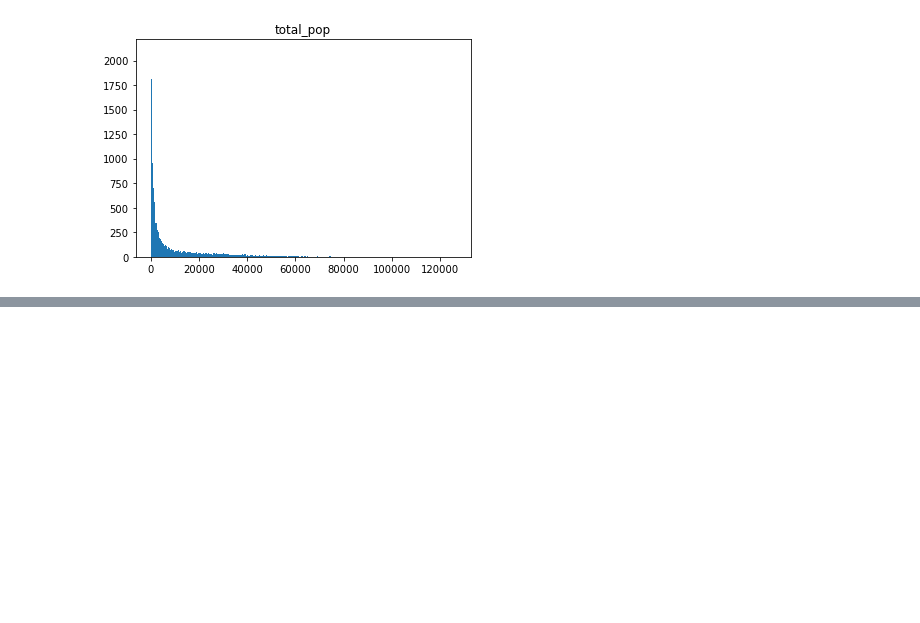
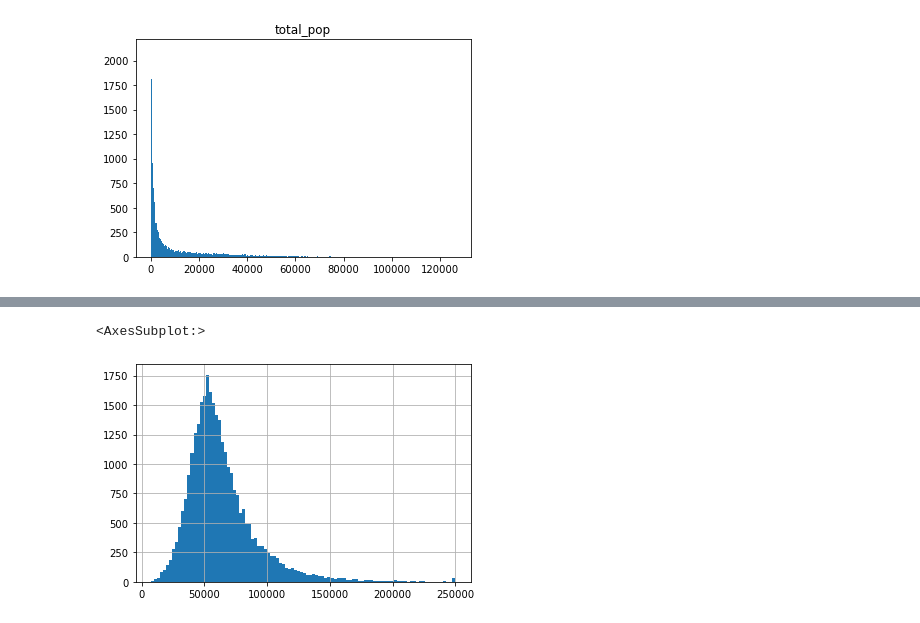
Before and after one commit to jhancuch/sba-loan-credit-analysis, a Jupyter notebook: eda/eda_census_data.ipynb, the cells around one changed output, grey strips where cells are left out. Cells and saved outputs as stored; diff of their text form; code cells hidden in the pictures; blank space fills up the shorter version.

```diff
--- a/eda/eda_census_data.ipynb
+++ b/eda/eda_census_data.ipynb
@@ -190,0 +196,2 @@ array([[<AxesSubplot:title={'center':'total_pop'}>]], dtype=object)
+# %%
+emp_status = pd.read_csv('employment2020.csv', header = 1)
@@ -190,0 +227,18 @@ array([[<AxesSubplot:title={'center':'total_pop'}>]], dtype=object)
+# %%
+emp_status_2 = emp_status_1.rename(columns = {'Geographic Area Name': 'zip',
+                                              'Estimate!!Occupied housing units!!Occupied housing units!!HOUSEHOLD INCOME IN THE PAST 12 MONTHS (IN 2020 INFLATION-ADJUSTED DOLLARS)!!Median household income (dollars)': 'houshold_income_2020_median',
+                                              'Estimate!!Occupied housing units!!Occupied housing units!!MONTHLY HOUSING COSTS AS A PERCENTAGE OF HOUSEHOLD INCOME IN THE PAST 12 MONTHS!!Less than $20,000!!Less than 20 percent': 'incm_l_20k_house_pct_l_20',
+                                              'Estimate!!Occupied housing units!!Occupied housing units!!MONTHLY HOUSING COSTS AS A PERCENTAGE OF HOUSEHOLD INCOME IN THE PAST 12 MONTHS!!Less than $20,000!!20 to 29 percent': 'incm_l_20k_house_pct_l_30_gt_20',
+                                              'Estimate!!Occupied housing units!!Occupied housing units!!MONTHLY HOUSING COSTS AS A PERCENTAGE OF HOUSEHOLD INCOME IN THE PAST 12 MONTHS!!Less than $20,000!!30 percent or more': 'incm_l_20k_house_pct_gt_30',
+                                              'Estimate!!Occupied housing units!!Occupied housing units!!MONTHLY HOUSING COSTS AS A PERCENTAGE OF HOUSEHOLD INCOME IN THE PAST 12 MONTHS!!$20,000 to $34,999!!Less than 20 percent': 'incm_gt_20k_l_35k_house_pct_l_20',
+                                              'Estimate!!Occupied housing units!!Occupied housing units!!MONTHLY HOUSING COSTS AS A PERCENTAGE OF HOUSEHOLD INCOME IN THE PAST 12 MONTHS!!$20,000 to $34,999!!20 to 29 percent': 'incm_gt_20k_l_35k_house_pct_l_30_gt_20',
+                                              'Estimate!!Occupied housing units!!Occupied housing units!!MONTHLY HOUSING COSTS AS A PERCENTAGE OF HOUSEHOLD INCOME IN THE PAST 12 MONTHS!!$20,000 to $34,999!!30 percent or more': 'incm_gt_20k_l_35k_house_pct_gt_30',
+                                              'Estimate!!Occupied housing units!!Occupied housing units!!MONTHLY HOUSING COSTS AS A PERCENTAGE OF HOUSEHOLD INCOME IN THE PAST 12 MONTHS!!$35,000 to $49,999!!Less than 20 percent': 'incm_gt_35k_l_50k_house_pct_l_20',
+                                              'Estimate!!Occupied housing units!!Occupied housing units!!MONTHLY HOUSING COSTS AS A PERCENTAGE OF HOUSEHOLD INCOME IN THE PAST 12 MONTHS!!$35,000 to $49,999!!20 to 29 percent': 'incm_gt_35k_l_50k_house_pct_l_30_gt_20',
+                                              'Estimate!!Occupied housing units!!Occupied housing units!!MONTHLY HOUSING COSTS AS A PERCENTAGE OF HOUSEHOLD INCOME IN THE PAST 12 MONTHS!!$35,000 to $49,999!!30 percent or more': 'incm_gt_35k_l_50k_house_pct_gt_30',
+                                              'Estimate!!Occupied housing units!!Occupied housing units!!MONTHLY HOUSING COSTS AS A PERCENTAGE OF HOUSEHOLD INCOME IN THE PAST 12 MONTHS!!$50,000 to $74,999!!Less than 20 percent': 'incm_gt_50k_l_75k_house_pct_l_20',
+                                              'Estimate!!Occupied housing units!!Occupied housing units!!MONTHLY HOUSING COSTS AS A PERCENTAGE OF HOUSEHOLD INCOME IN THE PAST 12 MONTHS!!$50,000 to $74,999!!20 to 29 percent': 'incm_gt_50k_l_75k_house_pct_l_30_gt_20',
+                                              'Estimate!!Occupied housing units!!Occupied housing units!!MONTHLY HOUSING COSTS AS A PERCENTAGE OF HOUSEHOLD INCOME IN THE PAST 12 MONTHS!!$50,000 to $74,999!!30 percent or more': 'incm_gt_50k_l_75k_house_pct_gt_30',
+                                              'Estimate!!Occupied housing units!!Occupied housing units!!MONTHLY HOUSING COSTS AS A PERCENTAGE OF HOUSEHOLD INCOME IN THE PAST 12 MONTHS!!$75,000 or more!!Less than 20 percent': 'incm_gt_75k_house_pct_l_20',
+                                              'Estimate!!Occupied housing units!!Occupied housing units!!MONTHLY HOUSING COSTS AS A PERCENTAGE OF HOUSEHOLD INCOME IN THE PAST 12 MONTHS!!$75,000 or more!!20 to 29 percent': 'incm_gt_75k_house_pct_l_30_gt_20',
+                                              'Estimate!!Occupied housing units!!Occupied housing units!!MONTHLY HOUSING COSTS AS A PERCENTAGE OF HOUSEHOLD INCOME IN THE PAST 12 MONTHS!!$75,000 or more!!30 percent or more': 'incm_gt_75k_house_pct_gt_30'})
@@ -190,0 +265,10 @@ array([[<AxesSubplot:title={'center':'total_pop'}>]], dtype=object)
+# %%
+# Remove ZCTA5 string and convert houshold_income_2020_median to int. For non-disclosed figures due to masking concerns, I use the median value of the median household income
+emp_status_2['zip'] = emp_status_2['zip'].replace('ZCTA5 ', '', regex=True)
+
+emp_status_2['houshold_income_2020_median'] = emp_status_2['houshold_income_2020_median'].replace('250,000+', '250000')
+emp_status_2['houshold_income_2020_median'] = emp_status_2['houshold_income_2020_median'].replace('2,500-', np.nan, regex=True)
+emp_status_2['houshold_income_2020_median'] = emp_status_2['houshold_income_2020_median'].replace('-', np.nan, regex=True)
+
+emp_status_2['houshold_income_2020_median'] = emp_status_2['houshold_income_2020_median'].astype(float)
+emp_status_2.loc[emp_status_2['houshold_income_2020_median'] == np.nan, 'houshold_income_2020_median'] = emp_status_2['houshold_income_2020_median'].median
@@ -190,0 +289,5 @@ array([[<AxesSubplot:title={'center':'total_pop'}>]], dtype=object)
+# %%
+emp_status_2['houshold_income_2020_median'].hist(bins=100)
+# %% [output]
+<AxesSubplot:>
+[figure, added]
```
Also changed, not shown: parts of 35 cells of this notebook.
